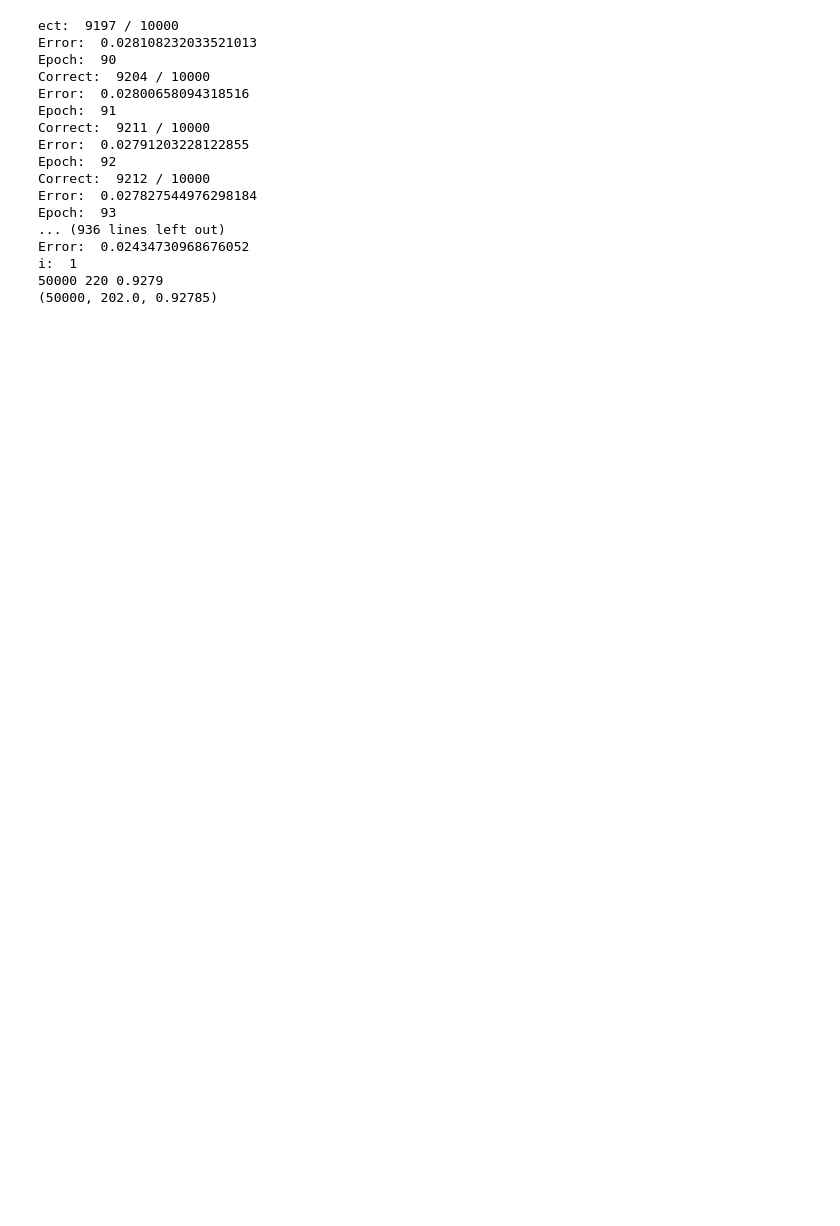
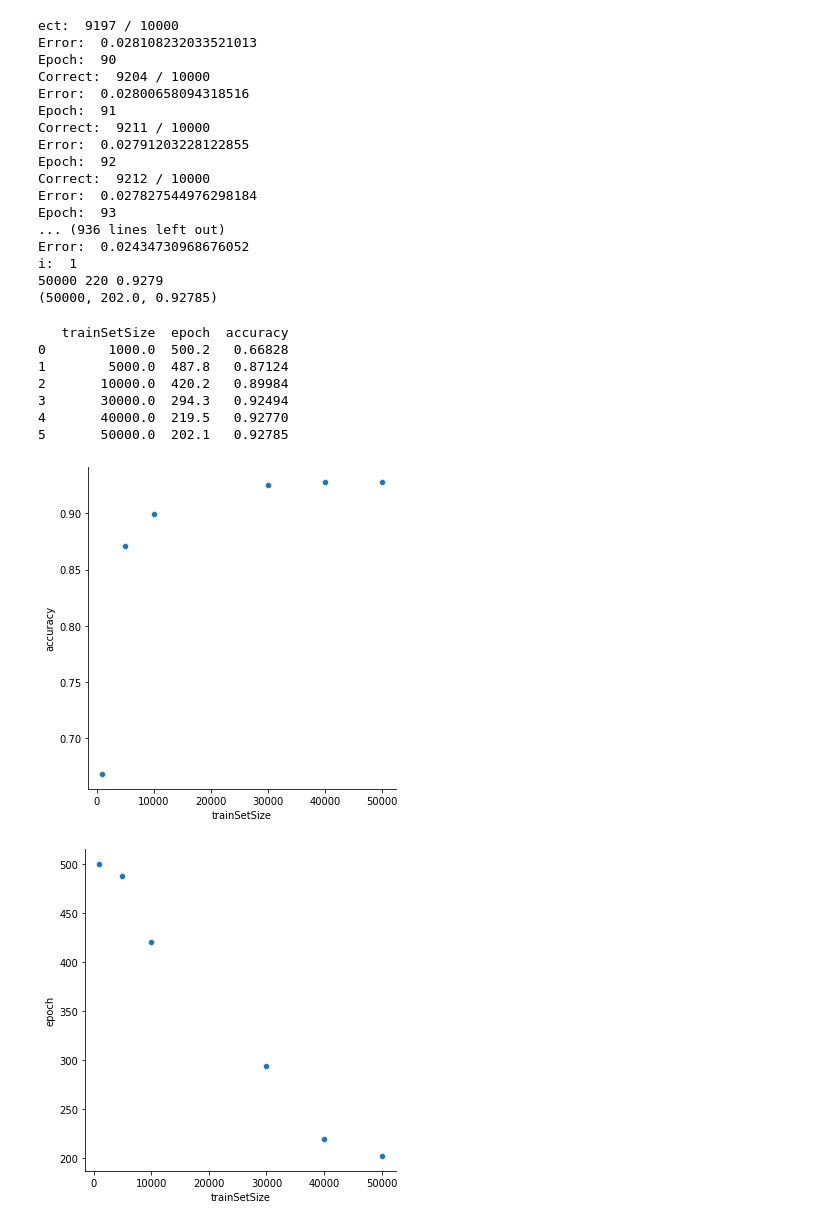
Before and after one commit to paulopicasso/sieci-neuronowe, a Jupyter notebook: zad2/test.ipynb, the cells around one changed output. Saved outputs shown, nothing was run; the diff lists cells and outputs as text; code cells hidden in the pictures; blank space fills up the shorter version.

```diff
--- a/zad2/test.ipynb
+++ b/zad2/test.ipynb
@@ -287,3 +356,29 @@ Error:  0.02434730968676052
 i:  1
 50000 220 0.9279
 (50000, 202.0, 0.92785)
+# %%
+with open('exp3.txt', 'r') as file:
+    lines = file.readlines()
+    lines = [
+        line.strip().replace('(', '').replace(')', '').split(', ')
+        for line in lines
+    ]
+    results = [tuple([float(s) for s in line]) for line in lines]
+    frame = pd.DataFrame(results, columns=[
+        'trainSetSize', 'epoch', 'accuracy'
+    ])
+    print(frame)
+
+    plot = sns.relplot(data=frame, x='trainSetSize', y='accuracy')
+
+    plot2 = sns.relplot(data=frame, x='trainSetSize', y='epoch')
+# %% [output]
+   trainSetSize  epoch  accuracy
+0        1000.0  500.2   0.66828
+1        5000.0  487.8   0.87124
+2       10000.0  420.2   0.89984
+3       30000.0  294.3   0.92494
+4       40000.0  219.5   0.92770
+5       50000.0  202.1   0.92785
+[figure, added]
+[figure, added]
```
Also changed, not shown: parts of 3 cells of this notebook, 5 other files.
